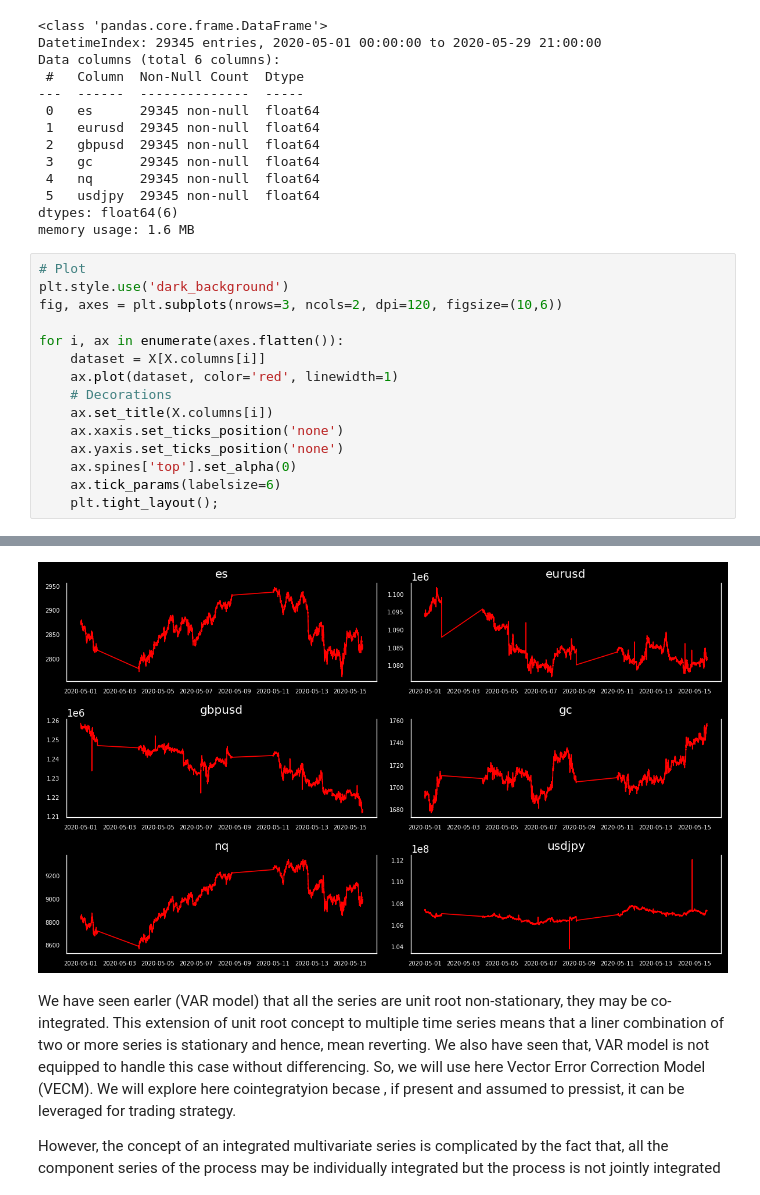
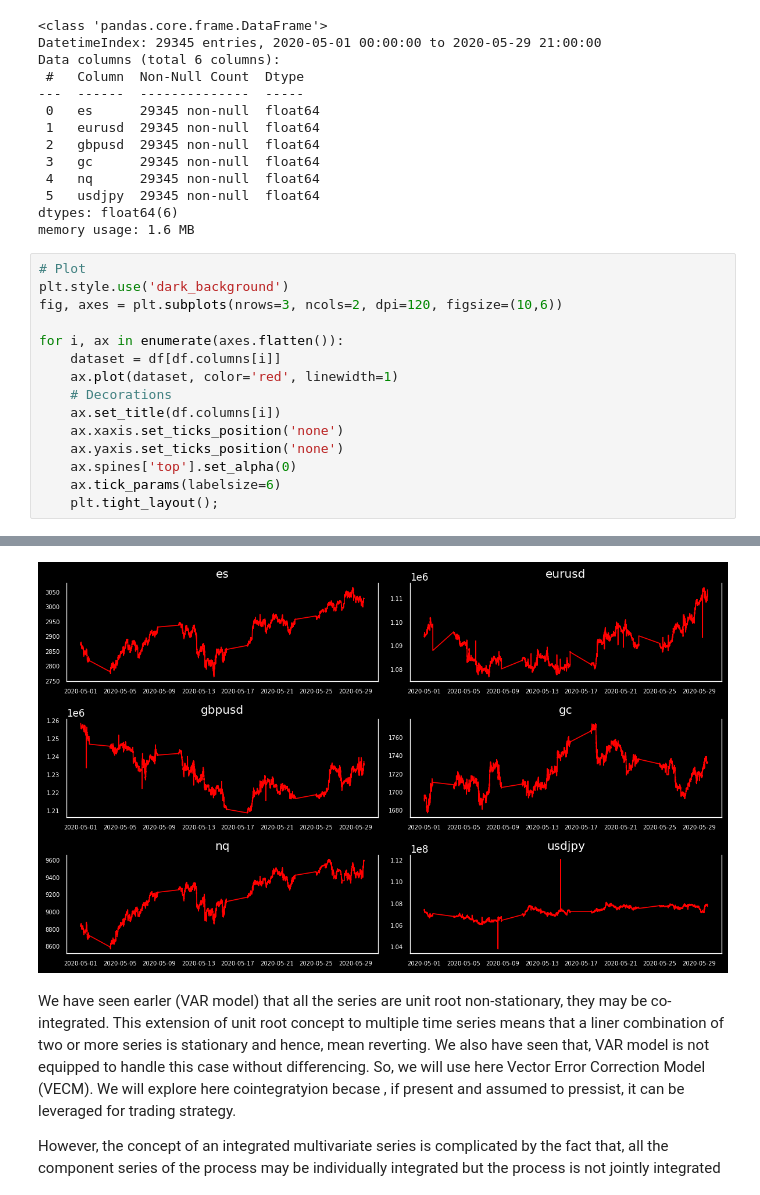
Before and after one commit to saritmaitra/Forex_VAR-VECM, a Jupyter notebook: AL_VECM.ipynb, the cells around one changed output, grey strips where cells are left out. Cells and saved outputs as stored; diff of their text form.

```diff
--- a/AL_VECM.ipynb
+++ b/AL_VECM.ipynb
@@ -71,28 +79,28 @@ memory usage: 1.6 MB
 # %%
 # Plot
 plt.style.use('dark_background')
 fig, axes = plt.subplots(nrows=3, ncols=2, dpi=120, figsize=(10,6))
 
 for i, ax in enumerate(axes.flatten()):
-    dataset = X[X.columns[i]]
+    dataset = df[df.columns[i]]
     ax.plot(dataset, color='red', linewidth=1)
     # Decorations
-    ax.set_title(X.columns[i])
+    ax.set_title(df.columns[i])
     ax.xaxis.set_ticks_position('none')
     ax.yaxis.set_ticks_position('none')
     ax.spines['top'].set_alpha(0)
     ax.tick_params(labelsize=6)
     plt.tight_layout();
 # %% [output]
 [interactive output not drawn]
 [interactive output not drawn]
 [interactive output not drawn]
 [interactive output not drawn]
 [interactive output not drawn]
 [interactive output not drawn]
 [interactive output not drawn]
 [interactive output not drawn]
-[figure, old version]
+[figure, new version]
 # %% [markdown]
 We have seen earler (VAR model) that all the series are unit root non-stationary, they may be co-integrated. This extension of unit root concept to multiple time series means that a liner combination of two or more series is stationary and hence, mean reverting. We also have seen that, VAR model is not equipped to handle this case without differencing. So, we will use here Vector Error Correction Model (VECM). We will explore here cointegratyion becase , if present and assumed to pressist, it can be leveraged for trading strategy.
 
```
Also changed, not shown: parts of 18 cells of this notebook.
